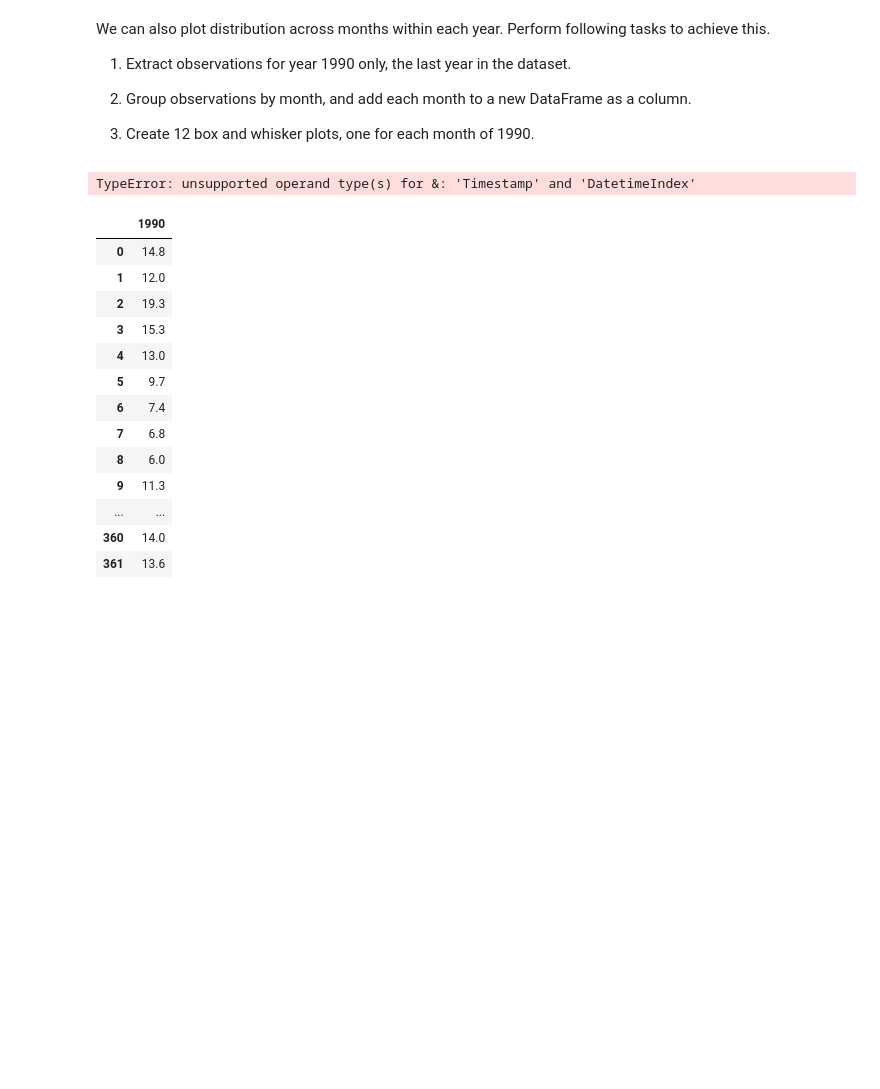
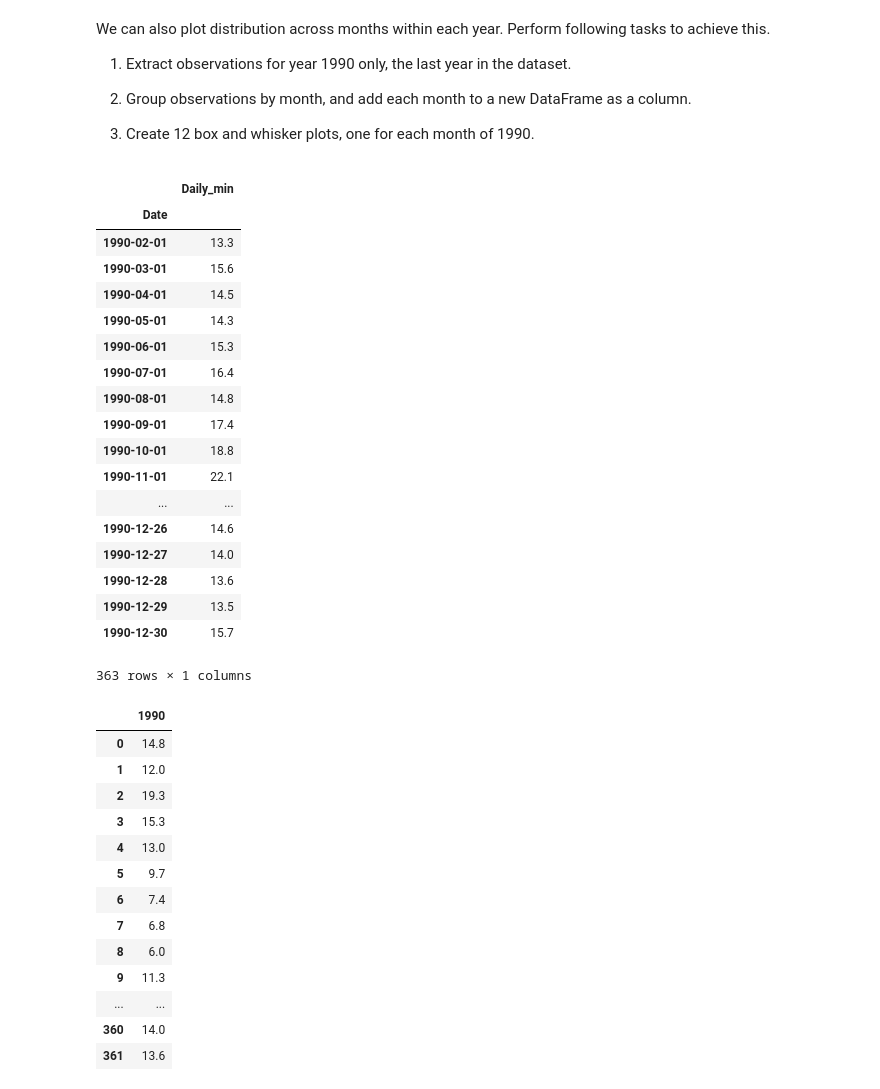
Before and after one commit to danjizquierdo/dsc-3-25-04-visualizing-time-series-data-lab-nyc-ds-career-012819, a Jupyter notebook: index.ipynb, the cells around one changed output. Cells and saved outputs as stored; diff of their text form; code cells hidden in the pictures; blank space fills up the shorter version.

```diff
--- a/index.ipynb
+++ b/index.ipynb
@@ -154,9 +154,27 @@ We can also plot distribution across months within each year. Perform following
 
 3. Create 12 box and whisker plots, one for each month of 1990.
 # %%
-data[(data.index>pd.to_datetime('1990/01/01',yearfirst=True) & (data.index<pd.to_datetime('1990/12/31',yearfirst=True))]
+data[(data.index>pd.to_datetime('1990/01/01',yearfirst=True)) & (data.index<pd.to_datetime('1990/12/31',yearfirst=True))]
 # %% [output]
+|  | Daily_min |
+| Date |  |
+| 1990-02-01 | 13.3 |
+| 1990-03-01 | 15.6 |
+| 1990-04-01 | 14.5 |
+| 1990-05-01 | 14.3 |
+| 1990-06-01 | 15.3 |
+| 1990-07-01 | 16.4 |
+| 1990-08-01 | 14.8 |
+| 1990-09-01 | 17.4 |
+| 1990-10-01 | 18.8 |
+| 1990-11-01 | 22.1 |
+| ... | ... |
+| 1990-12-26 | 14.6 |
+| 1990-12-27 | 14.0 |
+| 1990-12-28 | 13.6 |
+| 1990-12-29 | 13.5 |
+| 1990-12-30 | 15.7 |
-TypeError: unsupported operand type(s) for &: 'Timestamp' and 'DatetimeIndex'
+363 rows × 1 columns
 # %%
 last_yr = pd.DataFrame(y_data[1990])
 # %%
```
